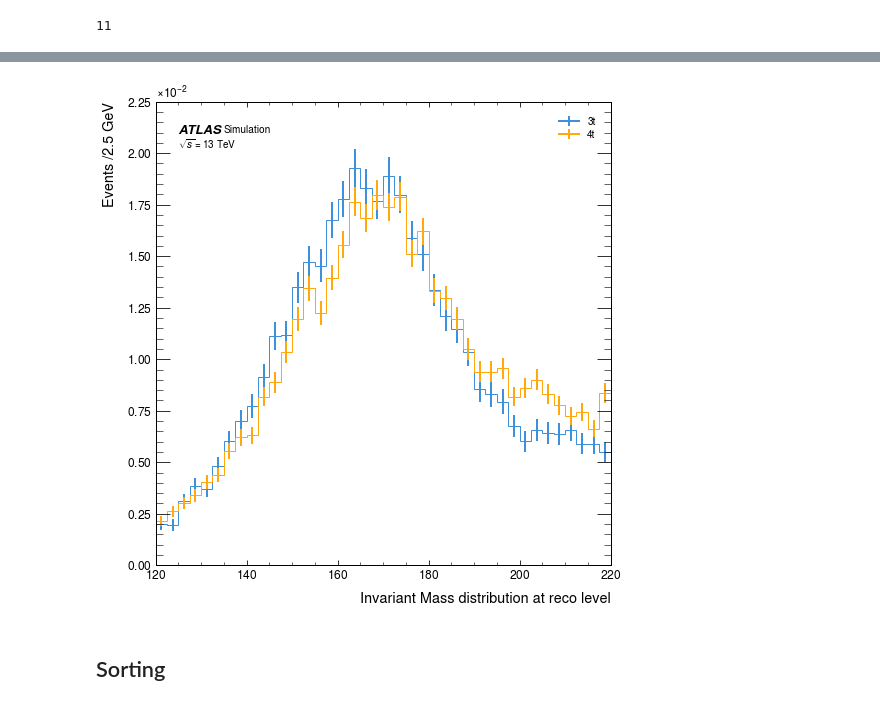
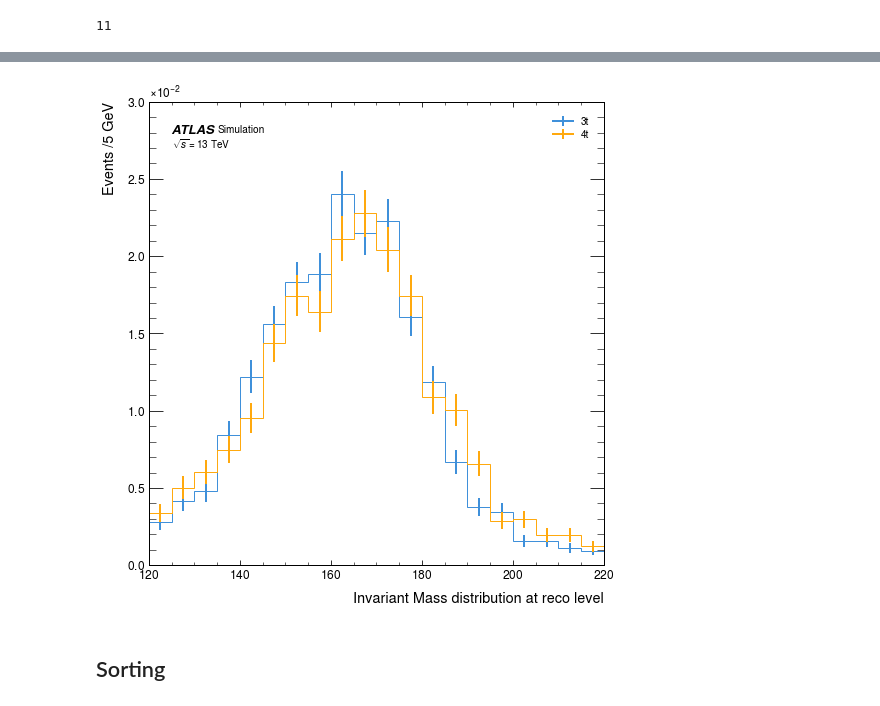
Before and after one commit to archiebrooks02/MPHYS-4Top, a Jupyter notebook: matching_bigdata.ipynb, the cells around one changed output, grey strips where cells are left out. Cells and saved outputs as stored; diff of their text form; code cells hidden in the pictures.

```diff
--- a/matching_bigdata.ipynb
+++ b/matching_bigdata.ipynb
@@ -496,5 +714,5 @@ truth_id_3tj = ak.concatenate((truth_id_3tj[good_events],truth_id_3tj[~good_even
 # %%
-fully_matched_3tj, truth_3tj_test = truth_matching(truth_3tj, truth_id_3tj, reco_3tj_jets, reco_3tj_leptons)
+fully_matched_3tj, truth_3tj_test, _ = truth_matching(truth_3tj, truth_id_3tj, reco_3tj_jets, reco_3tj_leptons)
 
 fully_matched_ids_3tj = fully_matched_3tj['truth']['id']
 
@@ -558,20 +774,24 @@ events_3tW_truth['b_id'][ak.num(events_3tW_truth['b_id'])!=3]
 # %% [output]
 <Array [] type='0 * var * int32'>
 # %%
-tree3W = uproot.open(directory + "tttW_withtruth_nov13.root")
+tree3W = uproot.open(directory + "tttW_skimmed_nov14.root")
 tree3W_truth = tree3W['Truth;1']
 tree3W_reco = tree3W['Reco;1']
 
 events_3tW_truth = tree3W_truth.arrays(['b_id', 'b_pt', 'b_eta', 'b_phi', 'b_e', 'b_mass', 'W_decay_id', 'W_decay_pt', 'W_decay_eta', 'W_decay_phi', 'W_decay_e', 'W_decay_mass'])
 events_3tW_partonic = tree3W_truth.arrays(['top_pt', 'top_eta', 'top_phi', 'top_e', 'top_mass', 'top_id', 'W_pt', 'W_eta', 'W_phi', 'W_e', 'W_mass', 'W_id',])
-events_3tW_reco = tree3W_reco.arrays(['jet_pt', 'jet_eta', 'jet_phi', 'jet_mass', 'jet_btag', 'el_pt', 'el_eta', 'el_phi', 'el_charge', 'mu_pt', 'mu_charge', 'met_met', 'met_eta', 'met_phi'])
+events_3tW_reco = tree3W_reco.arrays(['jet_pt', 'jet_eta', 'jet_phi', 'jet_mass', 'jet_btag', 'el_pt', 'el_eta', 'el_phi', 'el_charge', 'mu_pt', 'mu_eta', 'mu_phi', 'mu_charge', 'met_met', 'met_eta', 'met_phi'])
 events_3tW_reco['el_mass'] = 0.511e-3 * np.ones_like(events_3tW_reco['el_pt'])
 events_3tW_reco['mu_mass'] = 0.1057 * np.ones_like(events_3tW_reco['mu_pt'])
+
+print(len(events_3tW_truth))
 
 x = events_3tW_truth['W_decay_id'][(events_3tW_truth['W_decay_id']==15)|(events_3tW_truth['W_decay_id']==-15)]
 events_3tW_reco = events_3tW_reco[ak.num(x)==0]
 events_3tW_partonic = events_3tW_partonic[ak.num(x)==0]
 events_3tW_truth = events_3tW_truth[ak.num(x)==0]
+
+print(len(events_3tW_truth))
 
 jet_pt_3tW = events_3tW_reco['jet_pt'][(events_3tW_reco['jet_eta']<2.5) & (events_3tW_reco['jet_eta']>-2.5)]
 jet_eta_3tW = events_3tW_reco['jet_eta'][(events_3tW_reco['jet_eta']<2.5) & (events_3tW_reco['jet_eta']>-2.5)]
@@ -583,17 +803,20 @@ electron_eta_3tW = events_3tW_reco['el_eta'][(events_3tW_reco['el_pt'] > 15) & (
 electron_phi_3tW = events_3tW_reco['el_phi'][(events_3tW_reco['el_pt'] > 15) & (events_3tW_reco['el_eta'] < 2.47) & (events_3tW_reco['el_eta'] > -2.47)]
 electron_mass_3tW = events_3tW_reco['el_mass'][(events_3tW_reco['el_pt'] > 15) & (events_3tW_reco['el_eta'] < 2.47) & (events_3tW_reco['el_eta'] > -2.47)]
 
-"""
 muon_pt_3tW = events_3tW_reco['mu_pt'][(events_3tW_reco['mu_pt']>15) & (events_3tW_reco['mu_eta']<2.5) & (events_3tW_reco['mu_eta']>-2.5)]
 muon_eta_3tW = events_3tW_reco['mu_eta'][(events_3tW_reco['mu_pt']>15) & (events_3tW_reco['mu_eta']<2.5) & (events_3tW_reco['mu_eta']>-2.5)]
 muon_phi_3tW = events_3tW_reco['mu_phi'][(events_3tW_reco['mu_pt']>15) & (events_3tW_reco['mu_eta']<2.5) & (events_3tW_reco['mu_eta']>-2.5)]
 muon_mass_3tW = events_3tW_reco['mu_mass'][(events_3tW_reco['mu_pt']>15) & (events_3tW_reco['mu_eta']<2.5) & (events_3tW_reco['mu_eta']>-2.5)]
-"""
 
-reco_pt_3tW = ak.concatenate((jet_pt_3tW,electron_pt_3tW), axis=1)
-reco_eta_3tW = ak.concatenate((jet_eta_3tW,electron_eta_3tW), axis=1)
-reco_phi_3tW = ak.concatenate((jet_phi_3tW,electron_phi_3tW), axis=1)
-reco_mass_3tW = ak.concatenate((jet_mass_3tW,electron_mass_3tW), axis=1)
+lepton_pt_3tW = ak.concatenate((muon_pt_3tW,electron_pt_3tW), axis=1)
+lepton_eta_3tW = ak.concatenate((muon_eta_3tW,electron_eta_3tW), axis=1)
+lepton_phi_3tW = ak.concatenate((muon_phi_3tW,electron_phi_3tW), axis=1)
+lepton_mass_3tW = ak.concatenate((muon_mass_3tW,electron_mass_3tW), axis=1)
+
+reco_pt_3tW = ak.concatenate((jet_pt_3tW,lepton_pt_3tW), axis=1)
+reco_eta_3tW = ak.concatenate((jet_eta_3tW,lepton_eta_3tW), axis=1)
+reco_phi_3tW = ak.concatenate((jet_phi_3tW,lepton_phi_3tW), axis=1)
+reco_mass_3tW = ak.concatenate((jet_mass_3tW,lepton_mass_3tW), axis=1)
 
 b_pt_3tW = events_3tW_truth['b_pt']
 b_eta_3tW = events_3tW_truth['b_eta']
@@ -620,7 +843,7 @@ truth_id_3tW = ak.concatenate((b_id_3tW,w_decay_id_3tW), axis=1)
 reco_3tW = vector.zip({'pt':reco_pt_3tW,'eta':reco_eta_3tW,'phi':reco_phi_3tW,'mass':reco_mass_3tW})
 truth_3tW = vector.zip({'pt':truth_pt_3tW,'eta':truth_eta_3tW,'phi':truth_phi_3tW,'mass':truth_mass_3tW})
 
-reco_3tW_leptons = vector.zip({'pt':electron_pt_3tW,'eta':electron_eta_3tW,'phi':electron_phi_3tW,'mass':electron_mass_3tW})
+reco_3tW_leptons = vector.zip({'pt':lepton_pt_3tW,'eta':lepton_eta_3tW,'phi':lepton_phi_3tW,'mass':lepton_mass_3tW})
 reco_3tW_jets = vector.zip({'pt':jet_pt_3tW,'eta':jet_eta_3tW,'phi':jet_phi_3tW,'mass':jet_mass_3tW})
 
 truth_3tW = truth_3tW[(ak.num(reco_3tW)!=0)]
@@ -635,5 +861,5 @@ len(truth_id_3tW)
 # %%
-fully_matched_3tW, truth_3tW_test = truth_matching(truth_3tW, truth_id_3tW, reco_3tW_jets, reco_3tW_leptons)
+fully_matched_3tW, truth_3tW_test, _ = truth_matching(truth_3tW, truth_id_3tW, reco_3tW_jets, reco_3tW_leptons)
 
 fully_matched_ids_3tW = fully_matched_3tW['truth']['id']
 
@@ -645,10 +871,12 @@ W = truth_3tW_test[:,9]+truth_3tW_test[:,10]
 top_1_particles_3tW = fully_matched_3tW['reco'][(fully_matched_ids_3tW==1)|(fully_matched_ids_3tW==4)|(fully_matched_ids_3tW==5)]
 top_2_particles_3tW = fully_matched_3tW['reco'][(fully_matched_ids_3tW==2)|(fully_matched_ids_3tW==6)|(fully_matched_ids_3tW==7)]
 top_3_particles_3tW = fully_matched_3tW['reco'][(fully_matched_ids_3tW==3)|(fully_matched_ids_3tW==8)|(fully_matched_ids_3tW==9)]
+W_particles_3tW = fully_matched_3tW['reco'][(fully_matched_ids_3tW==10)|(fully_matched_ids_3tW==11)]
 
 top_1_3tW = ak.sum(top_1_particles_3tW, axis=1)
 top_2_3tW = ak.sum(top_2_particles_3tW, axis=1)
 top_3_3tW = ak.sum(top_3_particles_3tW, axis=1)
+W_3tW = ak.sum(W_particles_3tW, axis=1)
 # %% [output]
 11
 # %%
@@ -694,8 +922,8 @@ Peak bin center for Truth Tops: 172.50 GeV
 # %%
-tops_pt_4t = np.transpose(np.vstack(((top_1_4t.pt,top_2_4t.pt,antitop_1_4t.pt,antitop_2_4t.pt))))
-tops_eta_4t = np.transpose(np.vstack(((top_1_4t.eta,top_2_4t.eta,antitop_1_4t.eta,antitop_2_4t.eta))))
-tops_phi_4t = np.transpose(np.vstack(((top_1_4t.phi,top_2_4t.phi,antitop_1_4t.phi,antitop_2_4t.phi))))
-tops_mass_4t = np.transpose(np.vstack(((top_1_4t.m,top_2_4t.m,antitop_1_4t.m,antitop_2_4t.m))))
+tops_pt_4t = np.transpose(np.vstack(((top_1_4t_0L.pt,top_2_4t_0L.pt,antitop_1_4t_0L.pt,antitop_2_4t_0L.pt))))
+tops_eta_4t = np.transpose(np.vstack(((top_1_4t_0L.eta,top_2_4t_0L.eta,antitop_1_4t_0L.eta,antitop_2_4t_0L.eta))))
+tops_phi_4t = np.transpose(np.vstack(((top_1_4t_0L.phi,top_2_4t_0L.phi,antitop_1_4t_0L.phi,antitop_2_4t_0L.phi))))
+tops_mass_4t = np.transpose(np.vstack(((top_1_4t_0L.m,top_2_4t_0L.m,antitop_1_4t_0L.m,antitop_2_4t_0L.m))))
 
 top_1_3t = ak.concatenate((top_1_3tj,top_1_3tW))
 top_2_3t = ak.concatenate((top_2_3tj,top_2_3tW))
@@ -711,12 +939,12 @@ tops_4t = vector.zip({'pt':tops_pt_4t,'eta':tops_eta_4t,'phi':tops_phi_4t, 'mass
 tops_3t = vector.zip({'pt':tops_pt_3t,'eta':tops_eta_3t,'phi':tops_phi_3t, 'mass':tops_mass_3t})
 # %%
 fig, ax = plt.subplots(nrows = 1, ncols = 1, figsize = (8,8))
-histogram([ak.flatten(tops_3t).m, ak.flatten(tops_4t).m], 40, ['3t', '4t'], ax, density = True, x_units='GeV', set_range=(120,220))
+histogram([ak.flatten(tops_3t).m, ak.flatten(tops_4t).m], 20, ['3t', '4t'], ax, density = True, x_units='GeV', set_range=(120,220))
 ax.set_xlabel(r'Invariant Mass distribution at reco level')
 plt.subplots_adjust(hspace=0.25)
 plt.show()
 # %% [output]
-[figure, old version]
+[figure, new version]
 # %%
 duos_4t = ak.combinations(tops_4t, 2, axis=1)
 duos_3t = ak.combinations(tops_3t, 2, axis=1)
```
Also changed, not shown: parts of 28 cells of this notebook.
